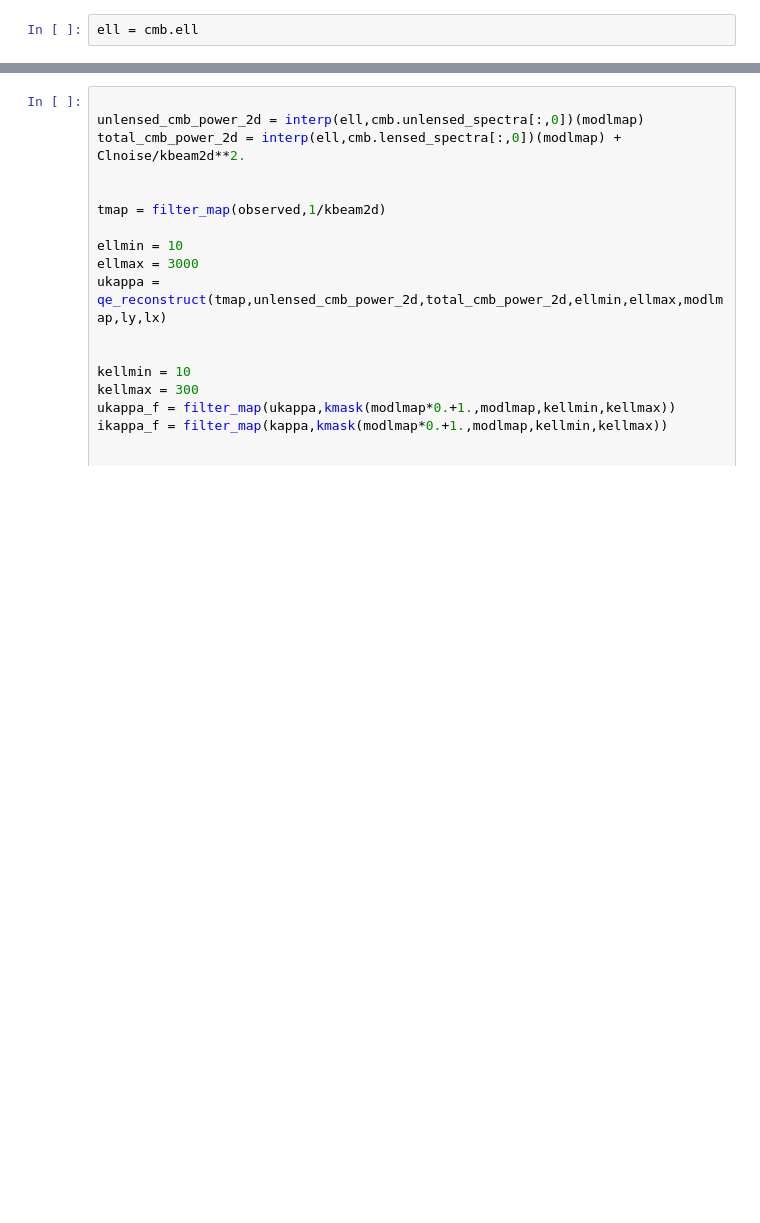
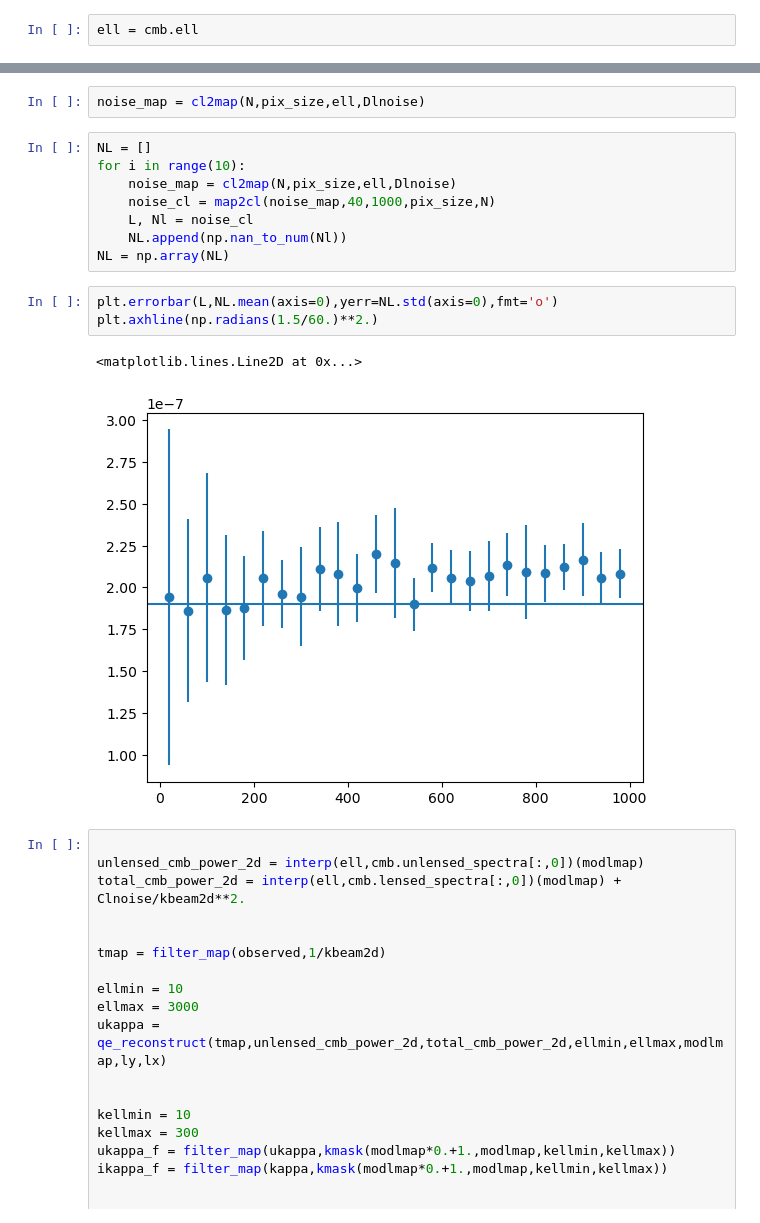
Before and after one commit to antolonappan/cmbml, a Jupyter notebook: cmb.ipynb, the cells around one changed output, grey strips where cells are left out. Drawn from its saved outputs; the diff is of its cells as text; blank space fills up the shorter version.

```diff
--- a/cmb.ipynb
+++ b/cmb.ipynb
@@ -85,3 +99,19 @@ plt.imshow(observed)
+# %%
+noise_map = cl2map(N,pix_size,ell,Dlnoise)
+# %%
+NL = []
+for i in range(10):
+    noise_map = cl2map(N,pix_size,ell,Dlnoise)
+    noise_cl = map2cl(noise_map,40,1000,pix_size,N)
+    L, Nl = noise_cl
+    NL.append(np.nan_to_num(Nl))
+NL = np.array(NL)
+# %%
+plt.errorbar(L,NL.mean(axis=0),yerr=NL.std(axis=0),fmt='o')
+plt.axhline(np.radians(1.5/60.)**2.)
+# %% [output]
+<matplotlib.lines.Line2D at 0x...>
+[figure, added]
 # %%
 
 unlensed_cmb_power_2d = interp(ell,cmb.unlensed_spectra[:,0])(modlmap)
```
Also changed, not shown: parts of 8 cells of this notebook, 1 other file.
